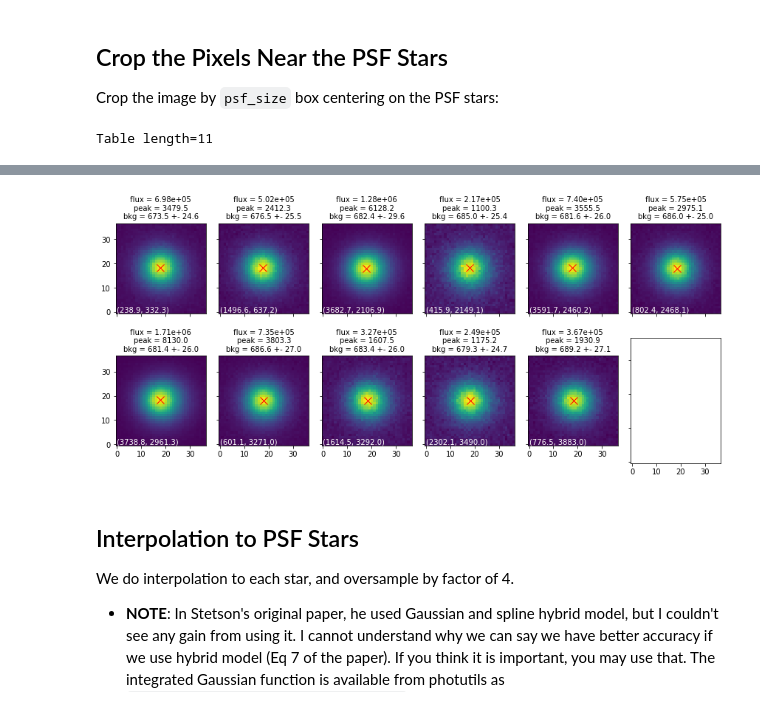
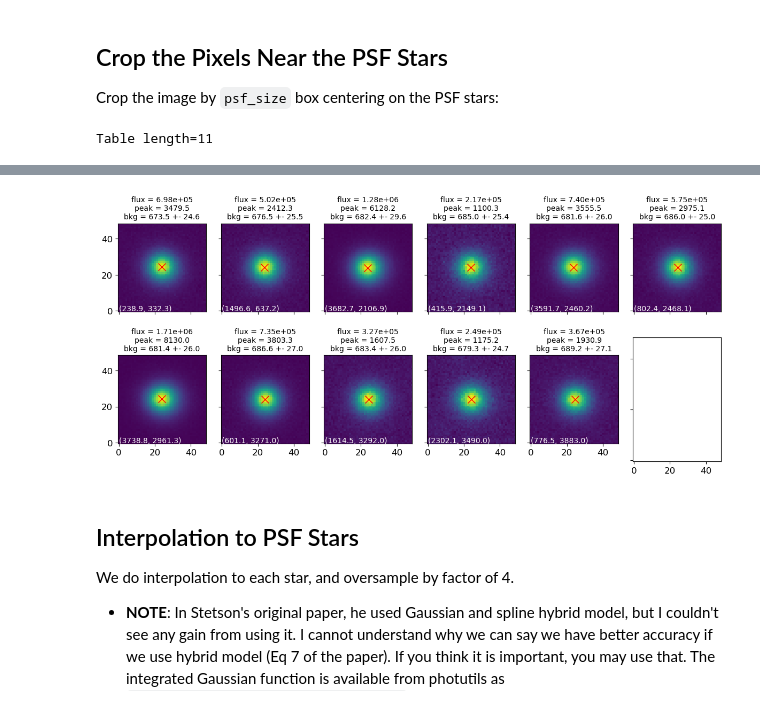
Before and after one commit to ysBach/SNU_AOclass, a Jupyter notebook: Notebooks/08-PSF_Extraction.ipynb, the cells around one changed output, grey strips where cells are left out. Saved outputs shown, nothing was run; the diff lists cells and outputs as text; code cells hidden in the pictures.

```diff
--- a/Notebooks/08-PSF_Extraction.ipynb
+++ b/Notebooks/08-PSF_Extraction.ipynb
@@ -21,7 +21,7 @@ From ginga, you have to find the FWHM of the stars.
 From this process, you will see FWHM is roughly 12-13 pixels. I just used 12 pixel, since it is not important to achieve accurate number.
 # %%
 fwhm = 12
-psf_size = fwhm * 3 + 1
+psf_size = fwhm * 4 + 1
 # %%
 from pathlib import Path
 from photutils import DAOStarFinder
@@ -147,6 +153,7 @@ Stars initially selected for the PSF estimation: 11
 Crop the image by ``psf_size`` box centering on the PSF stars:
 # %%
 cut4psf = []
+cut_psfstars = []
 
 ncol = 6
 nrow = max(len(found) // ncol + 1, 1)
@@ -180,42 +187,50 @@ for i, row in enumerate(found):
     icol = i - irow * ncol
     ax = axs[irow, icol]
     pos = (row["xcentroid"], row["ycentroid"])
-    cut = Cutout2D(ccd.data, position=pos, size=psf_size)
-#     print(cut.to_original_position(centroid_com(cut.data)))
-    cut_skysub = cut.data - row["msky"]
-    cut4psf.append(cut_skysub / row["source_sum"])
+
+    cut_orig = Cutout2D(ccd.data, position=pos, size=psf_size)
+    cut_skysub = Cutout2D(ccd.data, position=pos, size=psf_size)
+    cut_skysub_norm = Cutout2D(ccd.data, position=pos, size=psf_size)
+
+    cut_skysub.data = (cut_orig.data - row["msky"])
+    cut_skysub_norm.data = cut_skysub.data / row["source_sum"]
+    cut_psfstars.append(cut_skysub)
+    cut4psf.append(cut)
+
+    peak_skysub = cut_skysub.data.max()
     posstr = f"({row['xcentroid']:.1f}, {row['ycentroid']:.1f})"
 
     # For showing bright star for PSF, it's better to set high vmin, not zscale,
     # because the central structure near the star cneter is important.
-    ax.imshow(cut_skysub, origin='lower')#, vmin=0)
+    ax.imshow(cut_skysub.data, origin='lower')
 #     zimshow(ax, cut.data)
     ax.text(0, 0, posstr, fontsize=10, color='w')
     ax.set_title(f"flux = {row['source_sum']:.2e}\n"
-                 + f"peak = {cut_skysub.max():.1f}\n"
+                 + f"peak = {peak_skysub:.1f}\n"
                  + f"bkg = {row['msky']:.1f} +- {row['ssky']:.1f}",
                 fontsize=10)
-    ax.plot(*cut.to_cutout_position(pos), 'rx', ms=10)
+    ax.plot(*cut_orig.to_cutout_position(pos), 'rx', ms=10)
 
 plt.tight_layout()
 
+found.write(LOGPATH / "psf_01.csv", overwrite=True)
 found
 # %% [output]
 Table length=11
 | id | xcentroid | ycentroid | sharpness | roundness1 | roundness2 | peak | flux | mag | x_init | y_init | ... |
 | int64 | float64 | float64 | float64 | float64 | float64 | float64 | float64 | float64 | object | object | ... |
 | 1 | 238.85115298969512 | 332.34054256203666 | 0.4401241929719524 | -0.03943707016586912 | -0.07215727091390467 | 4152.99755859375 | 12.441593154820005 | -2.7371899890795675 | 238.905523560461 | 332.3198463790802 | ... |
 | 2 | 1496.6074222277455 | 637.159707466627 | 0.4136375425656173 | -0.03860477637959083 | -0.08514861257548587 | 3088.848388671875 | 8.81422621853042 | -2.36296048138628 | 1496.5788988424601 | 637.077528720268 | ... |
 | 3 | 3682.742042915698 | 2106.891043363325 | 0.4185455339672266 | -0.003622443501840364 | -0.11195325163302039 | 6810.59228515625 | 22.018596329255114 | -3.3569740738407514 | 3682.80214617801 | 2106.8299378147226 | ... |
 | 4 | 415.87615569844763 | 2149.1165592225652 | 0.4198781512888808 | -0.021708800774318186 | -0.06664486780980042 | 1785.2357177734375 | 4.043721177000639 | -1.516953006105085 | 415.97307079270826 | 2149.0988273228963 | ... |
 | 5 | 3591.7323929487766 | 2460.19371619969 | 0.42216813773485184 | -0.0023659169697568642 | -0.1393537957458511 | 4218.8671875 | 12.72102841499816 | -2.7613055567606475 | 3591.739485512434 | 2460.0978895148974 | ... |
 | 6 | 802.4228800194602 | 2468.0570449646843 | 0.43839032826659835 | -0.019952395851957804 | -0.07477903194877465 | 3661.12890625 | 10.984251048569458 | -2.6019261257034043 | 802.4017254924273 | 2468.025660111085 | ... |
 | 7 | 3738.8410675571527 | 2961.258331866712 | 0.42351458363868594 | -0.016173420587096837 | -0.11400323443184089 | 8811.4462890625 | 29.076985655465524 | -3.658873455514619 | 3738.851589770518 | 2961.212814804096 | ... |
 | 8 | 601.0607143750029 | 3271.0039486492724 | 0.4416912018551543 | -0.0245725838509722 | -0.061755936404042616 | 4489.91455078125 | 13.893232883597387 | -2.8570082889552335 | 601.1217260630787 | 3270.9889764592895 | ... |
 | 9 | 1614.46198102762 | 3292.0492591222196 | 0.4304475156616639 | -0.03309135390395466 | -0.11120756919086931 | 2290.906494140625 | 5.801674178631397 | -1.9088833380557135 | 1614.4729059873664 | 3292.034845926474 | ... |
 | 10 | 2302.101927413383 | 3490.03011699559 | 0.4118615476346001 | -0.026237732337849005 | -0.10282380419175495 | 1854.5257568359375 | 4.292687465342901 | -1.581823175648902 | 2302.152766735282 | 3490.0308432336283 | ... |
 | 11 | 776.4697319491088 | 3882.95489661271 | 0.36701422527760613 | -0.04667721255515777 | -0.12063541672769781 | 2465.249267578125 | 6.985848667466127 | -2.110547933501616 | 776.520153842992 | 3882.9193333956787 | ... |
-[figure, old version]
+[figure, new version]
 # %% [markdown]
 ## Interpolation to PSF Stars
 We do interpolation to each star, and oversample by factor of 4.
```
Also changed, not shown: parts of 6 cells of this notebook.
